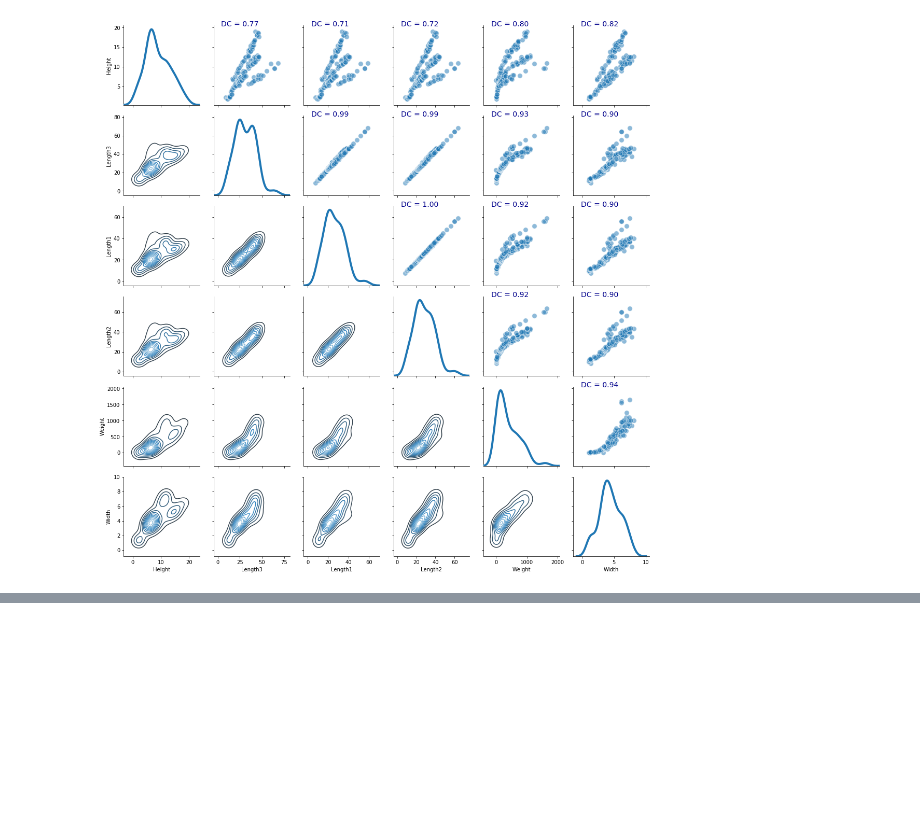
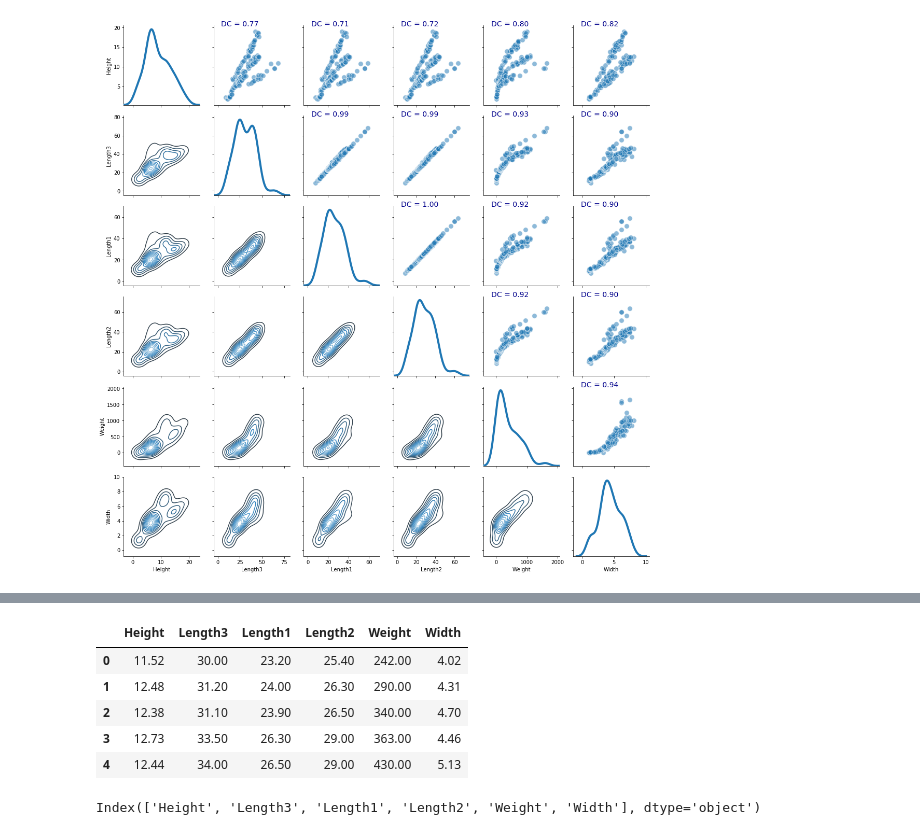
Before and after one commit to rakesh-choudhury/Artificial-Neural-Network-XOR, a Jupyter notebook: Assignment8/Assignment8.ipynb, the cells around one changed output, grey strips where cells are left out. Cells and saved outputs as stored; diff of their text form; code cells hidden in the pictures; blank space fills up the shorter version.

```diff
--- a/Assignment8/Assignment8.ipynb
+++ b/Assignment8/Assignment8.ipynb
@@ -198,0 +204,13 @@ def confInt(r, nwells):
+# %%
+data.head()
+# %% [output]
+|  | Height | Length3 | Length1 | Length2 | Weight | Width |
+| 0 | 11.52 | 30.00 | 23.20 | 25.40 | 242.00 | 4.02 |
+| 1 | 12.48 | 31.20 | 24.00 | 26.30 | 290.00 | 4.31 |
+| 2 | 12.38 | 31.10 | 23.90 | 26.50 | 340.00 | 4.70 |
+| 3 | 12.73 | 33.50 | 26.30 | 29.00 | 363.00 | 4.46 |
+| 4 | 12.44 | 34.00 | 26.50 | 29.00 | 430.00 | 5.13 |
+# %%
+data.columns
+# %% [output]
+Index(['Height', 'Length3', 'Length1', 'Length2', 'Weight', 'Width'], dtype='object')
```
Also changed, not shown: parts of 17 cells of this notebook, 3 other files.
